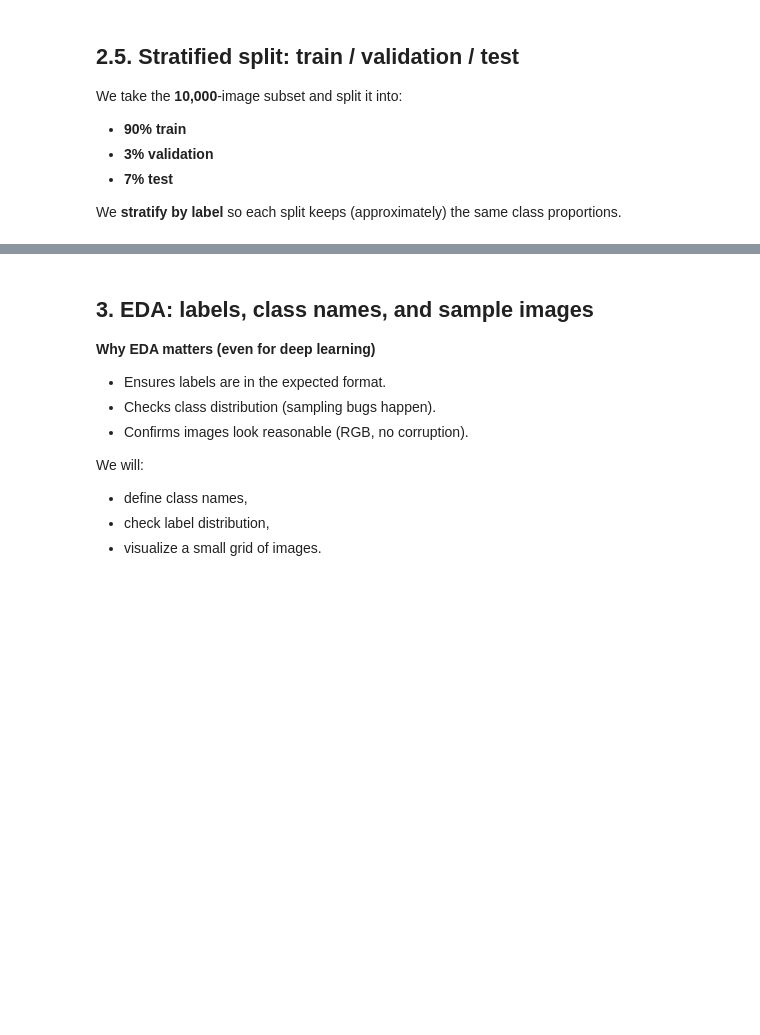
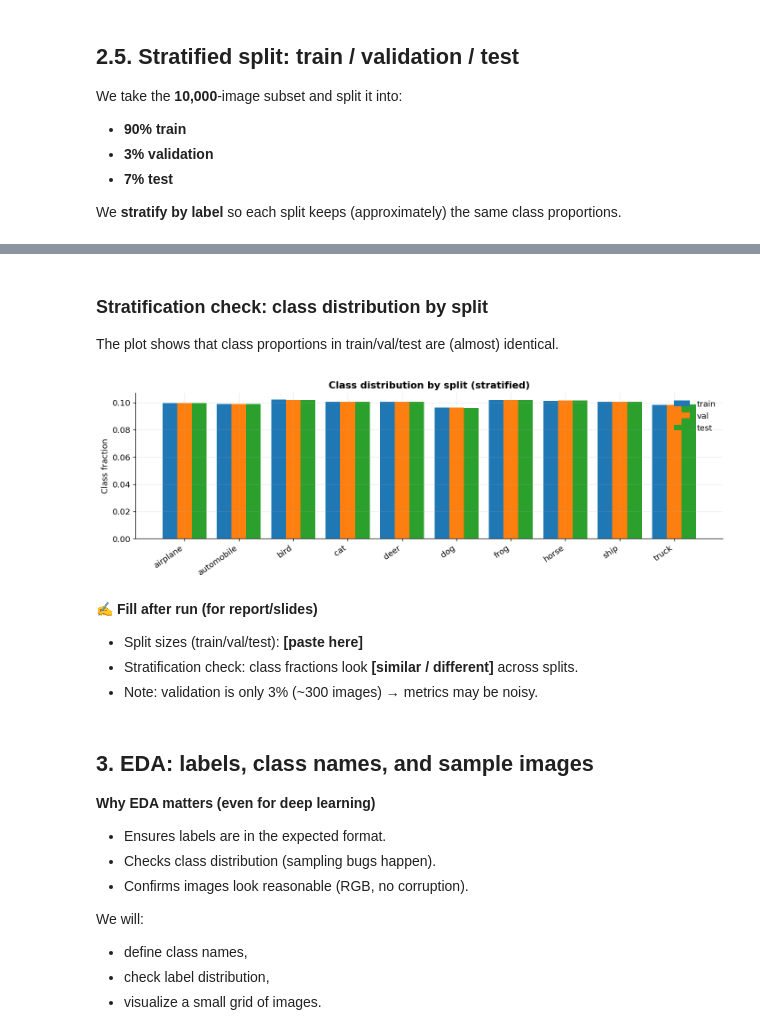
Before and after one commit to etatsy/CV-project, a Jupyter notebook: EDA.ipynb, the cells around one changed output, grey strips where cells are left out. Saved outputs shown, nothing was run; the diff lists cells and outputs as text; code cells hidden in the pictures; blank space fills up the shorter version.

```diff
--- a/EDA.ipynb
+++ b/EDA.ipynb
@@ -105,3 +108,7 @@ os.environ.setdefault('MPLCONFIGDIR', os.path.abspath('artifacts/mplconfig'))
 
 print('TensorFlow:', tf.__version__)
 print('Num GPUs Available:', len(tf.config.list_physical_devices('GPU')))
+
+# CIFAR-10 class names (used across the notebook)
+class_names = ['airplane', 'automobile', 'bird', 'cat', 'deer', 'dog', 'frog', 'horse', 'ship', 'truck']
+assert len(class_names) == 10
@@ -122,7 +155,7 @@ We will create our own **train/validation/test** split from this 10k subset (str
 data = load_cifar10_from_tar('.keras/datasets/cifar-10-python.tar.gz')
 (train_images_full, train_labels_full), _ = (data.x_train, data.y_train), (data.x_test, data.y_test)
 
-n = 10_000
+n = globals().get('N_SAMPLES', 10_000)
 train_images_full = train_images_full[:n]
 train_labels_full = train_labels_full[:n]
 
@@ -131,3 +171,7 @@ print('train_labels_full:', train_labels_full.shape, train_labels_full.dtype)
+# %%
+if 'class_names' not in globals():
+    class_names = ['airplane', 'automobile', 'bird', 'cat', 'deer', 'dog', 'frog', 'horse', 'ship', 'truck']
+assert len(class_names) == 10
 # %% [markdown]
 ## 2.5. Stratified split: train / validation / test
 
@@ -149,18 +216,18 @@ y_flat = y.reshape(-1)
 # 1) Hold out 7% test
 X_trainval, X_test, y_trainval, y_test = train_test_split(
     X, y,
-    test_size=0.07,
-    random_state=42,
+    test_size=SPLIT_TEST,
+    random_state=RANDOM_STATE,
     stratify=y_flat
 )
 
 # 2) From the remaining 93%, take 3% validation (=> 3/93 of trainval)
-val_frac_of_trainval = 0.03 / (1.0 - 0.07)
+val_frac_of_trainval = SPLIT_VAL / (1.0 - SPLIT_TEST)
 
 X_train, X_val, y_train, y_val = train_test_split(
     X_trainval, y_trainval,
     test_size=val_frac_of_trainval,
-    random_state=42,
+    random_state=RANDOM_STATE,
     stratify=y_trainval.reshape(-1)
 )
 
@@ -176,3 +250,49 @@ for name, yy in [('train', y_train), ('val', y_val), ('test', y_test)]:
+# %% [markdown]
+### Stratification check: class distribution by split
+
+The plot shows that class proportions in train/val/test are (almost) identical.
+# %%
+# Make this cell runnable even if executed out of order
+if 'class_names' not in globals():
+    class_names = ['airplane', 'automobile', 'bird', 'cat', 'deer', 'dog', 'frog', 'horse', 'ship', 'truck']
+
+def class_counts(y):
+    y = y.reshape(-1)
+    unique, counts = np.unique(y, return_counts=True)
+    out = np.zeros(len(class_names), dtype=int)
+    for u, c in zip(unique, counts):
+        out[int(u)] = int(c)
+    return out
+
+cnt_train = class_counts(y_train)
+cnt_val = class_counts(y_val)
+cnt_test = class_counts(y_test)
+
+frac_train = cnt_train / cnt_train.sum()
+frac_val = cnt_val / cnt_val.sum()
+frac_test = cnt_test / cnt_test.sum()
+
+x = np.arange(len(class_names))
+width = 0.27
+
+plt.figure(figsize=(12, 4))
+plt.bar(x - width, frac_train, width, label='train')
+plt.bar(x,         frac_val,   width, label='val')
+plt.bar(x + width, frac_test,  width, label='test')
+plt.xticks(x, class_names, rotation=35, ha='right')
+plt.ylabel('Class fraction')
+plt.title('Class distribution by split (stratified)')
+plt.legend()
+plt.tight_layout()
+plt.show()
+# %% [output]
+[figure, added]
+# %% [markdown]
+✍️ **Fill after run (for report/slides)**
+
+- Split sizes (train/val/test): **[paste here]**
+- Stratification check: class fractions look **[similar / different]** across splits.
+- Note: validation is only 3% (~300 images) → metrics may be noisy.
 # %% [markdown]
 ## 3. EDA: labels, class names, and sample images
 
```
Also changed, not shown: parts of 51 cells of this notebook, 14 other files.
